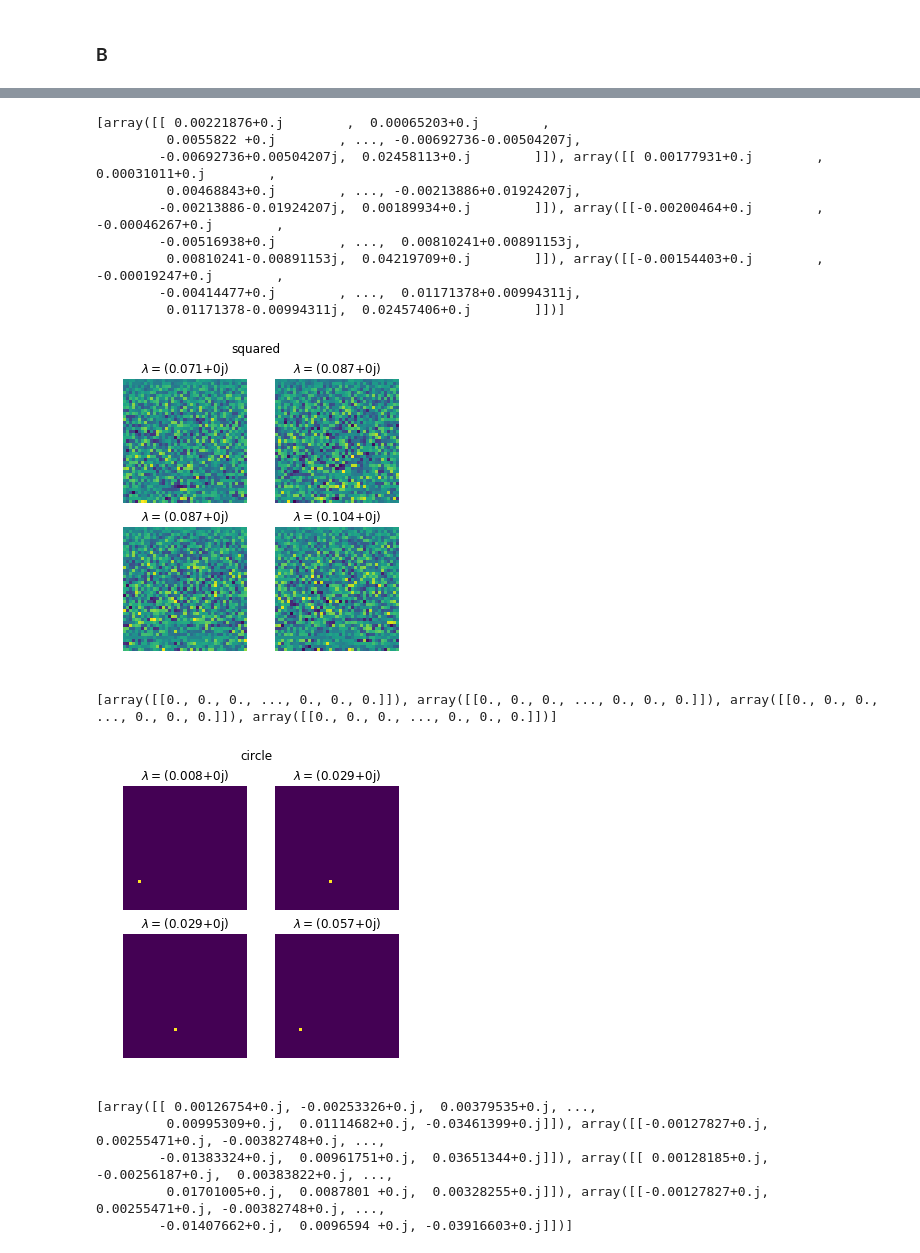
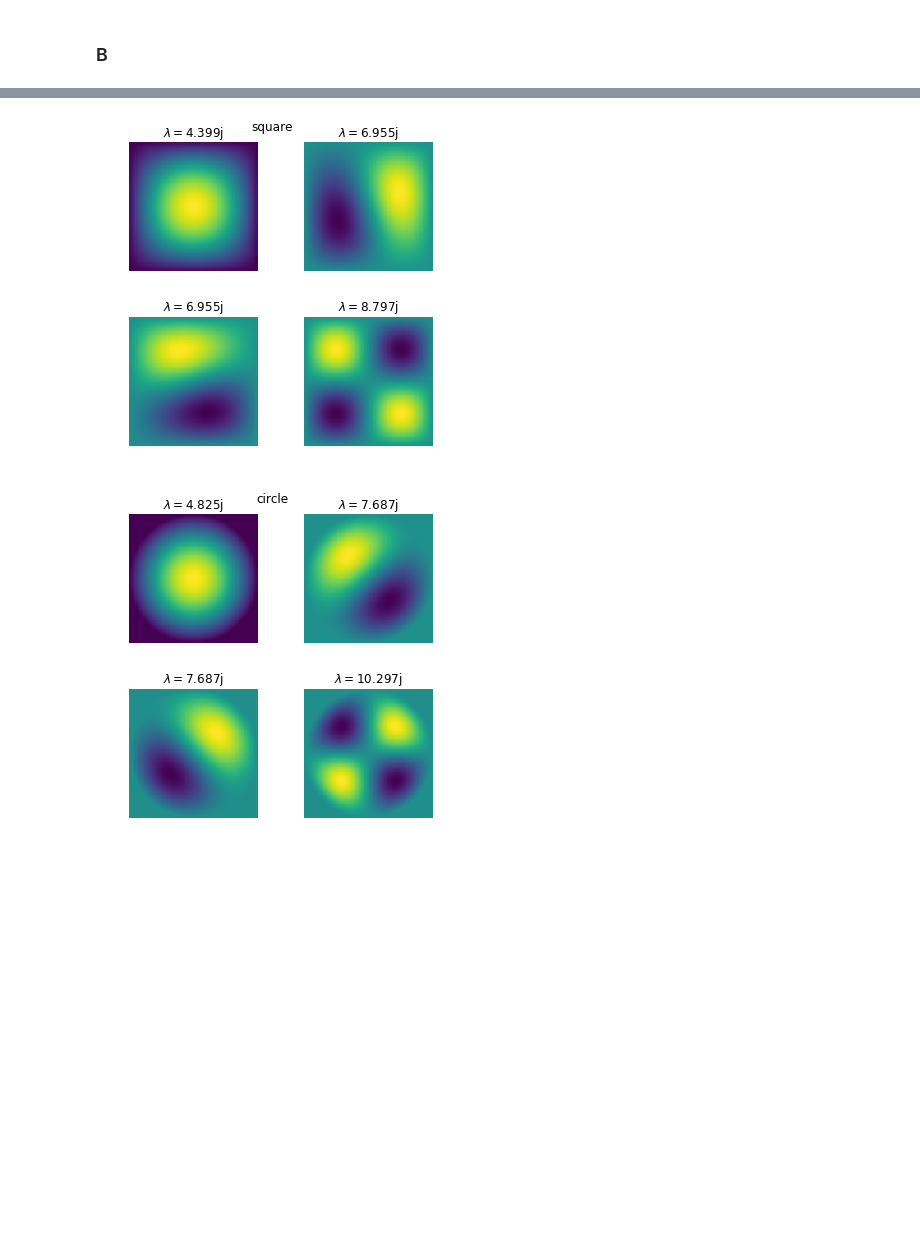
Before and after one commit to GVaessen/Scientific-Computing, a Jupyter notebook: set_3/3.1.ipynb, the cells around one changed output, grey strips where cells are left out. Cells and saved outputs as stored; diff of their text form; code cells hidden in the pictures; blank space fills up the shorter version.

```diff
--- a/set_3/3.1.ipynb
+++ b/set_3/3.1.ipynb
@@ -124,17 +126,20 @@ print(M)
 # %% [markdown]
 ### B
 # %%
-N = 41
-M_sq = gen_matrix(N, L=1)
+N = 101
+K=-1
+L=1
+# M_sq = gen_matrix(N, L=1)
 # print(M_sq.shape)
 # print(M_sq)
 # eigenval_sq = eigsh(dia_matrix(M_sq))
-eigenval_sq = linalg.eig(M_sq)
-print(eigenval_sq)
+# eigenval_sq = linalg.eig(M_sq)
+# eigenval_sq = eigs(coo_matrix(M_sq), which='SM')
+# print(eigenval_sq)
 
-# M_ci = gen_matrix(N, L=1, circle=True)
-# eigenval_ci = linalg.eig(M_ci)
+M_ci = gen_matrix(N, L=1, circle=True)
+eigenval_ci = eigs(coo_matrix(M_ci), which='SM')
 
 # M_rt = gen_matrix(N, L=1, rectangle=True)
-# eigenval_rt = linalg.eig(M_rt)
+# eigenval_rt = eigs(coo_matrix(M_rt), which='SM')
 # %% [output]
@@ -159,66 +147,54 @@ print(eigenval_sq)
 # %%
-def comp_T(t, eigenval, A=1, B=1, c=1):
-    return np.real(A*np.cos(c*eigenval*t) + B*np.sin(c*eigenval*t))
-
-
 def plot_eigenvec_to_grid(eigen, N, name, rectangle=False):
     eigenval = eigen[0]
-    eigenvec = eigen[1]
+    eigenvec = eigen[1].T
 
 #     print(eigenval)
+#     print(eigenvec)
 
     # Get the smallest eigenvalues
-    small_eigenvals = [sorted([e for e in eigenval if e>0])[i] for i in range(4)]
+    small_eigenvals = [sorted([e for e in eigenval if e < 0])[::-1][i] for i in range(4)]
 
     small_eigenvecs = [eigenvec[np.where(eigenval==i)] for i in small_eigenvals]
 
-    print(small_eigenvecs)
+#     print(small_eigenvecs)
 
     fig, axes = plt.subplots(2,2,figsize=(5,5))
     if rectangle:
         fig, axes = plt.subplots(2,2,figsize=(5,10))
 
     fig.suptitle(name)
 
     for i,plot in enumerate([(0,0), (0,1), (1,0), (1,1)]):
+
+#         print(small_eigenvecs[i])
 
         y = []
         if not rectangle:
             y = np.real(np.reshape(small_eigenvecs[i], (N,N)))
         else:
             y = np.real(np.reshape(small_eigenvecs[i], (2*N,N)))
 
         T = np.array([[comp_T(t, small_eigenvals[i]) for j in range(y.shape[1])]
                        for t in range(y.shape[0])])
 
 #         axes[plot[0], plot[1]].imshow(y*T)
         axes[plot[0], plot[1]].imshow(y)
         axes[plot[0], plot[1]].axis('off')
-        axes[plot[0], plot[1]].set_title('$\lambda= $'+str(round(small_eigenvals[i],3)))
+        axes[plot[0], plot[1]].set_title('$\lambda= $'+str(round(np.sqrt(small_eigenvals[i]),3)))
 
+    plt.tight_layout()
+    if name=='rectangle':
+        plt.subplots_adjust(hspace=-0.1)
+#     plt.savefig(f'{name}_eigenfreq.pdf', bbox_inches='tight')
     plt.show()
 
-plot_eigenvec_to_grid(eigenval_sq, N, 'squared')
+plot_eigenvec_to_grid(eigenval_sq, N, 'square')
 
 plot_eigenvec_to_grid(eigenval_ci, N, 'circle')
 
 plot_eigenvec_to_grid(eigenval_rt, N, 'rectangle', rectangle=True)
 # %% [output]
-[array([[ 0.00221876+0.j        ,  0.00065203+0.j        ,
-         0.0055822 +0.j        , ..., -0.00692736-0.00504207j,
-        -0.00692736+0.00504207j,  0.02458113+0.j        ]]), array([[ 0.00177931+0.j        ,  0.00031011+0.j        ,
-         0.00468843+0.j        , ..., -0.00213886+0.01924207j,
-        -0.00213886-0.01924207j,  0.00189934+0.j        ]]), array([[-0.00200464+0.j        , -0.00046267+0.j        ,
-        -0.00516938+0.j        , ...,  0.00810241+0.00891153j,
-         0.00810241-0.00891153j,  0.04219709+0.j        ]]), array([[-0.00154403+0.j        , -0.00019247+0.j        ,
-        -0.00414477+0.j        , ...,  0.01171378+0.00994311j,
-         0.01171378-0.00994311j,  0.02457406+0.j        ]])]
-[figure, old version]
+[figure, new version]
-[array([[0., 0., 0., ..., 0., 0., 0.]]), array([[0., 0., 0., ..., 0., 0., 0.]]), array([[0., 0., 0., ..., 0., 0., 0.]]), array([[0., 0., 0., ..., 0., 0., 0.]])]
-[figure, old version]
+[figure, new version]
-[array([[ 0.00126754+0.j, -0.00253326+0.j,  0.00379535+0.j, ...,
-         0.00995309+0.j,  0.01114682+0.j, -0.03461399+0.j]]), array([[-0.00127827+0.j,  0.00255471+0.j, -0.00382748+0.j, ...,
-        -0.01383324+0.j,  0.00961751+0.j,  0.03651344+0.j]]), array([[ 0.00128185+0.j, -0.00256187+0.j,  0.00383822+0.j, ...,
-         0.01701005+0.j,  0.0087801 +0.j,  0.00328255+0.j]]), array([[-0.00127827+0.j,  0.00255471+0.j, -0.00382748+0.j, ...,
-        -0.01407662+0.j,  0.0096594 +0.j, -0.03916603+0.j]])]
 [figure]
```
Also changed, not shown: parts of 7 cells of this notebook.
